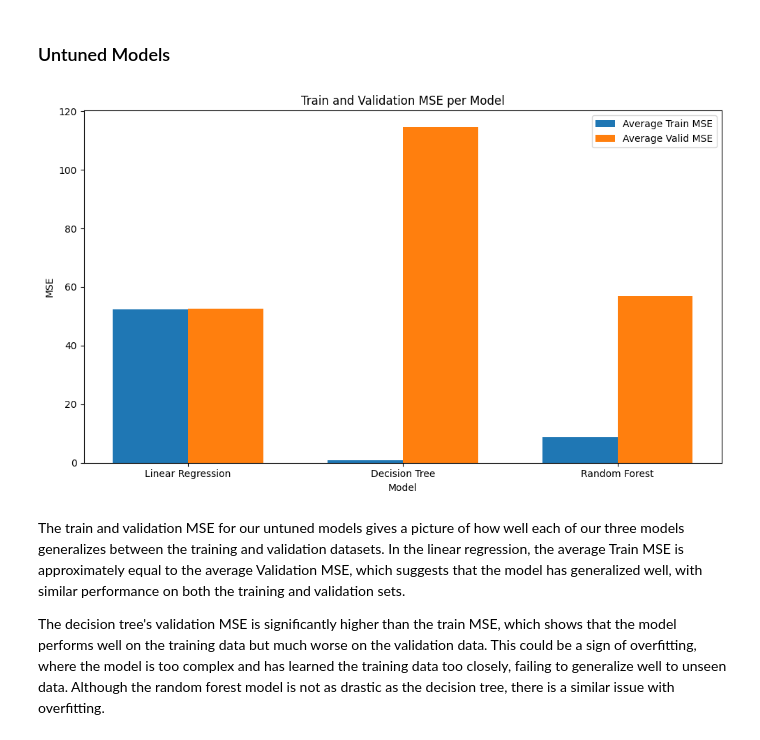
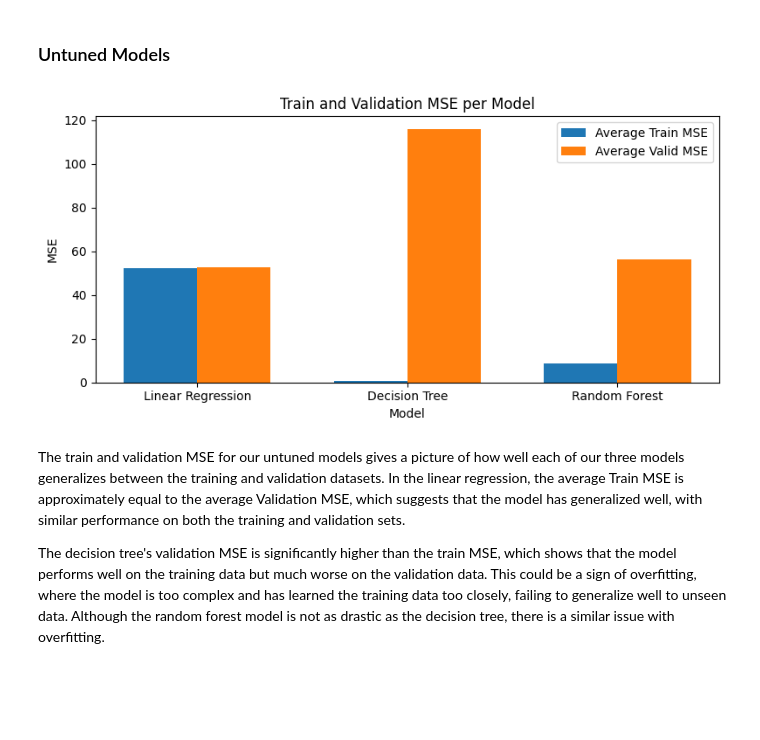
Before and after one commit to MattHAndrews/cs109a_final_project, a Jupyter notebook: Project.ipynb, the cells around one changed output. Cells and saved outputs as stored; diff of their text form; code cells hidden in the pictures; blank space fills up the shorter version.

```diff
--- a/Project.ipynb
+++ b/Project.ipynb
@@ -578,27 +575,27 @@ for name, model in models.items():
 # %%
 # Plotting the bar graph
 bar_width = 0.35
 index = np.arange(len(models))  # the label locations
 
-plt.figure(figsize=(10, 6))
+plt.figure(figsize=(8, 4))
 
 # Extracting train and validation MSEs for each model
 train_mses = [model_performance[name]['train_mse'] for name in models]
 valid_mses = [model_performance[name]['valid_mse'] for name in models]
 
 bar1 = plt.bar(index, train_mses, bar_width, label='Average Train MSE')
 bar2 = plt.bar(index + bar_width, valid_mses, bar_width, label='Average Valid MSE')
 
 plt.xlabel('Model')
 plt.ylabel('MSE')
 plt.title('Train and Validation MSE per Model')
 plt.xticks(index + bar_width / 2, models.keys())  # Use model names as x-ticks
 
 plt.legend()
 plt.tight_layout()
 plt.show()
 # %% [output]
-[figure, old version]
+[figure, new version]
 # %% [markdown]
 The train and validation MSE for our untuned models gives a picture of how well each of our three models generalizes between the training and validation datasets. In the linear regression, the average Train MSE is approximately equal to the average Validation MSE, which suggests that the model has generalized well, with similar performance on both the training and validation sets.
 
```
Also changed, not shown: parts of 33 cells of this notebook, 1 other file.
